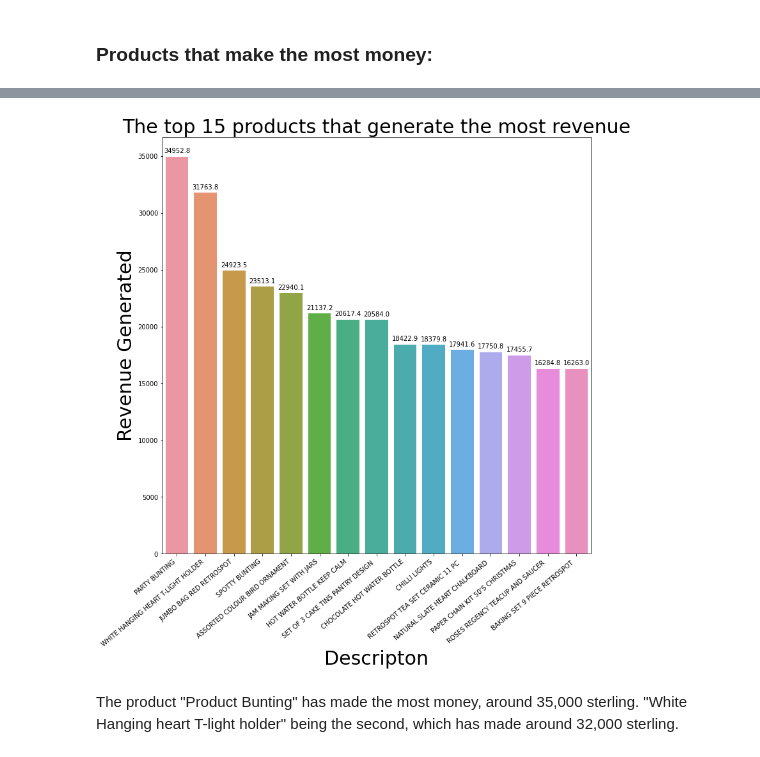
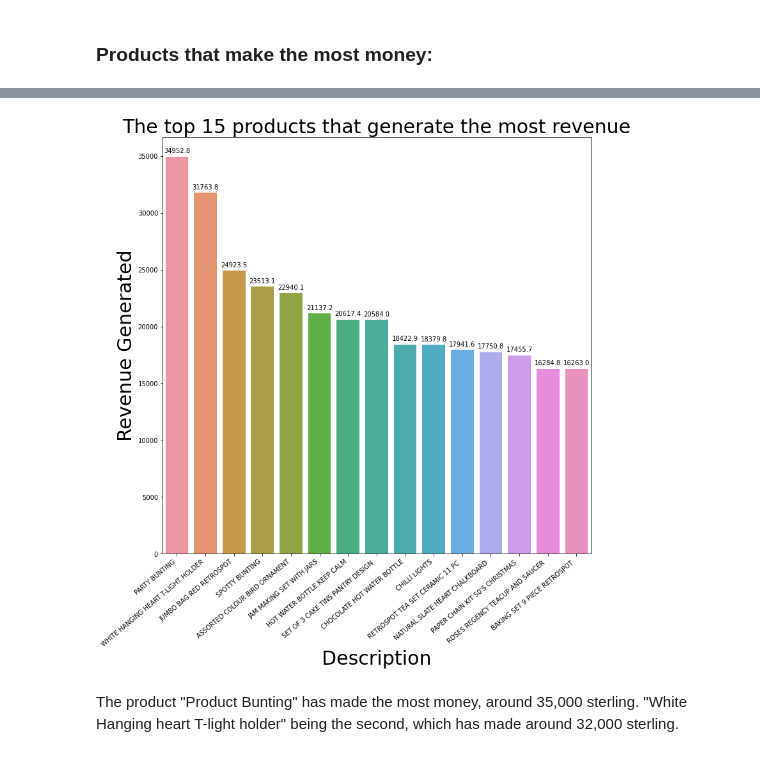
Before and after one commit to Syed-Adnan-S/Online-Retail-Customer-Segmentation, a Jupyter notebook: Online_Retail_Customer_Segmentation_Capstone_Project.ipynb, the cells around one changed output, grey strips where cells are left out. Cells and saved outputs as stored; diff of their text form; code cells hidden in the pictures.

```diff
--- a/Online_Retail_Customer_Segmentation_Capstone_Project.ipynb
+++ b/Online_Retail_Customer_Segmentation_Capstone_Project.ipynb
@@ -463,20 +408,13 @@ top_15_pro_money
-# %%
-#Plotting the dataframe for the products with most quantity ordered
-plt.figure(figsize=(12,12))
-ax = sns.barplot(data=top_15_pro_money,x='Description',y='total_amount')
-for a in ax.patches:
-    ax.annotate(format(a.get_height(), '.1f'),
-                   (a.get_x() + a.get_width() / 2., a.get_height()),
-                   ha = 'center', va = 'center',
-                   xytext = (0, 9),
-                   textcoords = 'offset points')
-ax.set_xticklabels(ax.get_xticklabels(),rotation=40,ha='right')
-plt.title("The top 15 products that generate the most revenue",size=30)
-plt.xlabel('Descripton',size=30)
-plt.ylabel('Revenue Generated',size=30)
-plt.show()
-# %% [output]
-[figure, removed]
+# %%
+#Getting the top 15 products that generate the most amount of money
+top_15_pro_money = cs_df.groupby('Description')['total_amount'].sum().reset_index().sort_values(by='total_amount',ascending=False)[0:15]
+
+#Calling the visualisation function
+create_visualisation(data=top_15_pro_money,x='Description',y='total_amount',\
+                     title='The top 15 products that generate the most revenue',\
+                     x_label='Description',y_label='Revenue Generated')
+# %% [output]
+[figure, added]
 # %% [markdown]
 The product "Product Bunting" has made the most money, around 35,000 sterling. "White Hanging heart T-light holder" being the second, which has made around 32,000 sterling.
 # %% [markdown]
```
Also changed, not shown: parts of 26 cells of this notebook.
